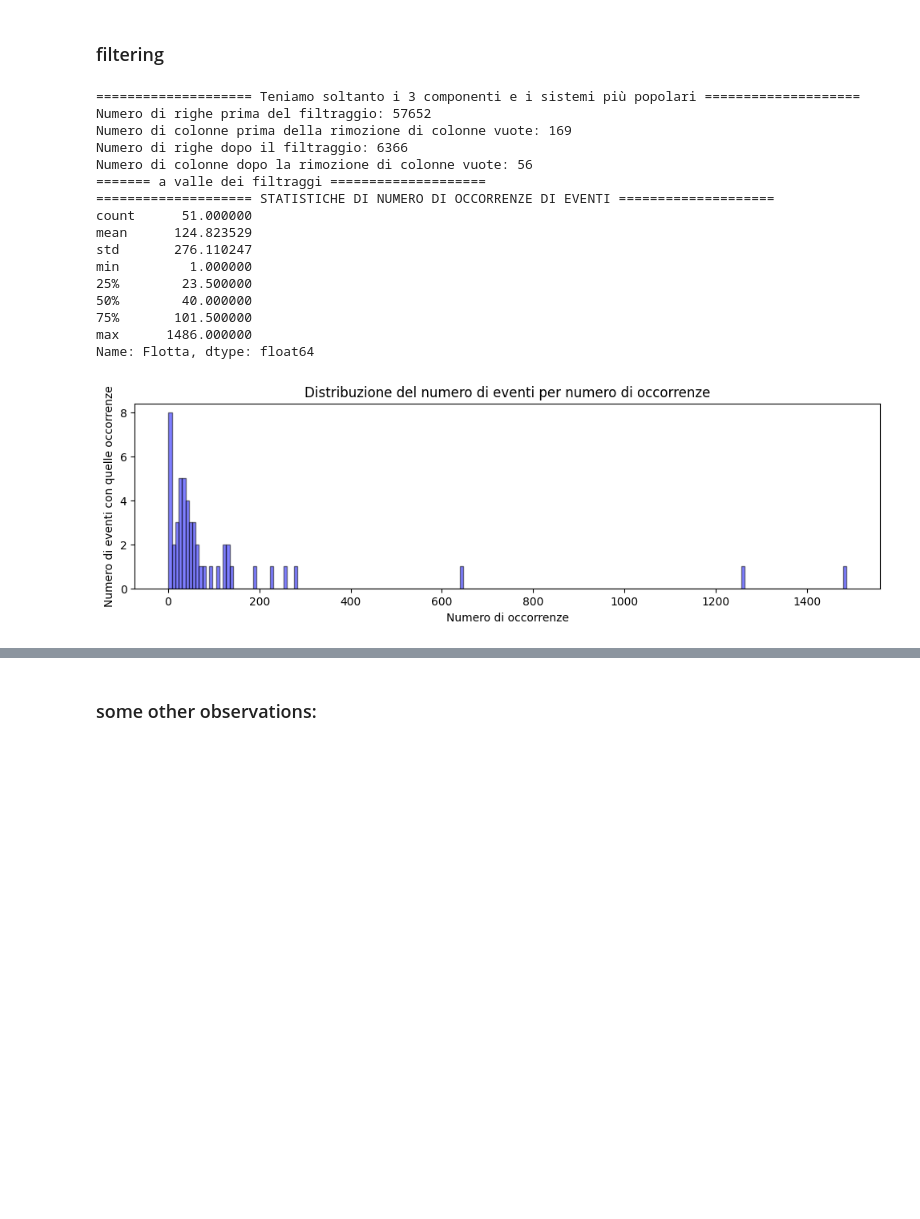
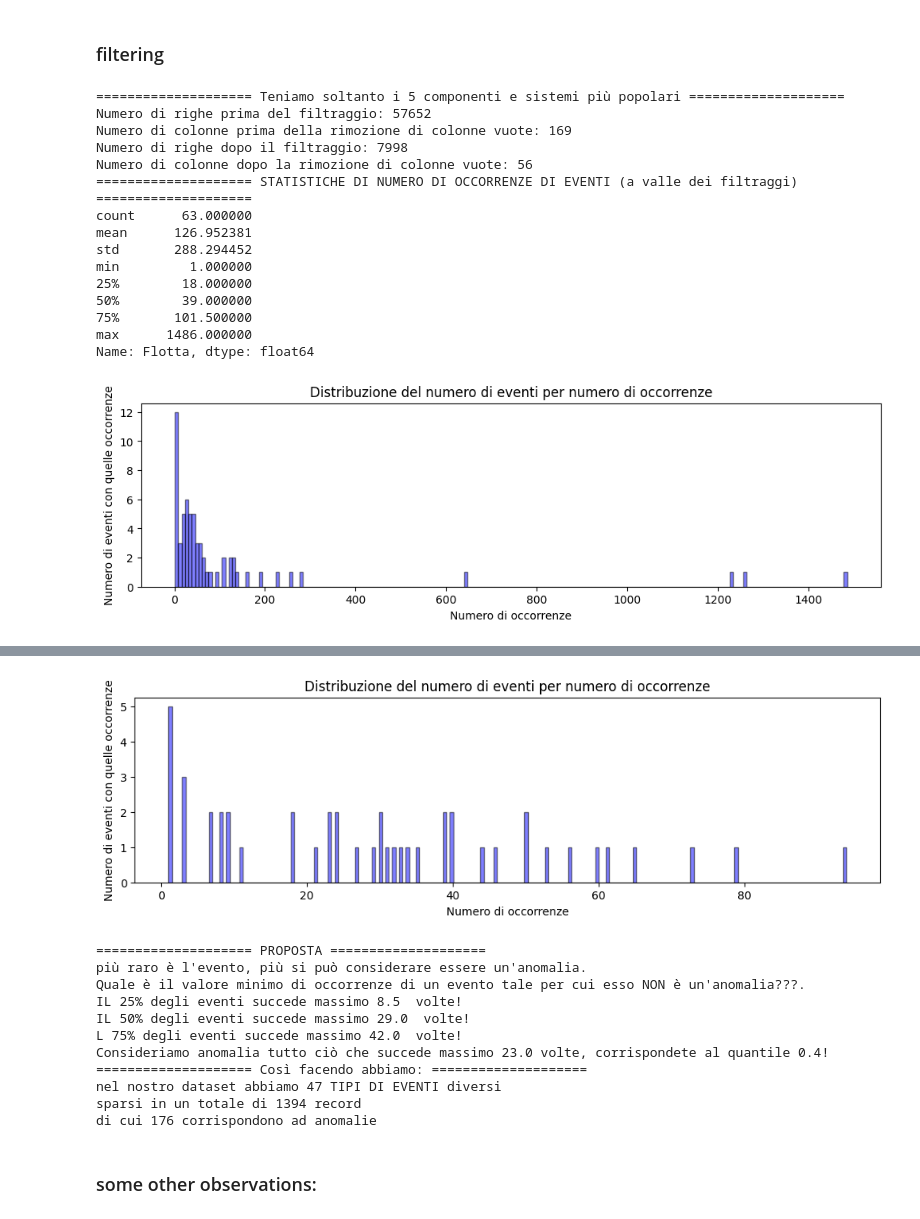
Before and after one commit to DISTA-IoT/Train_IIoT_SyntheticDataGeneration, a Jupyter notebook: Dataset_analysis.ipynb, the cells around one changed output, grey strips where cells are left out. Saved outputs shown, nothing was run; the diff lists cells and outputs as text; code cells hidden in the pictures; blank space fills up the shorter version.

```diff
--- a/Dataset_analysis.ipynb
+++ b/Dataset_analysis.ipynb
@@ -159,10 +159,10 @@ dataset_new = dataset_new.dropna(subset=['Timestamp'])
 # repeated signals:
 dataset_new = dataset_new.drop_duplicates(subset=['Descrizione', 'Timestamp'])
 
-largest = 3
+largest = 5
 anomalous_quantile = 0.4
 
-print('='*20, f'Teniamo soltanto i {3} componenti e i sistemi più popolari','='*20)
+print('='*20, f'Teniamo soltanto i {largest} componenti e sistemi più popolari','='*20)
 
 top_components = list(dataset_new.groupby(['Componente']).count()['Flotta'].nlargest(largest).index)
 top_sistems = list(dataset_new.groupby(['Sistema']).count()['Flotta'].nlargest(largest).index)
@@ -179,11 +179,8 @@ dataset_new.set_index('Timestamp', inplace=True)
 print(f"Numero di righe dopo il filtraggio: {dataset_new.shape[0]}")
 print(f"Numero di colonne dopo la rimozione di colonne vuote: {dataset_new.shape[1]}")
 
-print(f'======= a valle dei filtraggi ====================')
-
-
 events_and_occurrences = dataset_new.groupby('Descrizione').count()['Flotta']
-print('='*20, 'STATISTICHE DI NUMERO DI OCCORRENZE DI EVENTI','='*20)
+print('='*20, 'STATISTICHE DI NUMERO DI OCCORRENZE DI EVENTI (a valle dei filtraggi)','='*20)
 print(events_and_occurrences.describe())
 event_occurrences = dataset_new.groupby('Descrizione').count().sort_values('Flotta')['Flotta']
 plt.figure(figsize=(12, 3))
@@ -194,44 +191,76 @@ plt.ylabel('Numero di eventi con quelle occorrenze')
 plt.show()
 
 print('='*20, 'PROPOSTA','='*20)
 print('più raro è l\'evento, più si può considerare essere un\'anomalia.')
 print('Quale è il valore minimo di occorrenze di un evento tale per cui esso NON è un\'anomalia???.')
 print('IL 25% degli eventi succede massimo', events_and_occurrences.quantile(.25), ' volte!')
 print('IL 50% degli eventi succede massimo', events_and_occurrences.quantile(.50), ' volte!')
 print('L 75% degli eventi succede massimo', events_and_occurrences.quantile(.75), ' volte!')
+
+print('Togliamo gli eventi il cui numero di occorrenze è una "coda" della distribuzione:')
+all_events = set(dataset_new['Descrizione'].unique())
+third_quantile_events = set(event_occurrences[event_occurrences <= events_and_occurrences.quantile(.75)].index)
+upper_tail_events = all_events - third_quantile_events
+events_to_remove = list(upper_tail_events)
+events_to_keep = all_events - set(events_to_remove)
+print('toglieremno ',len(upper_tail_events),"  con molte occorrenze.")
+
+dataset_new = dataset_new[dataset_new['Descrizione'].isin(events_to_keep)]
+eventi_totali = dataset_new['Descrizione'].nunique()
+print(f"siamo rimasti con {len(all_events)}-{len(events_to_remove)}={eventi_totali} eventi")
+
+
+events_and_occurrences = dataset_new.groupby('Descrizione').count()['Flotta']
+print('='*20, 'STATISTICHE DI NUMERO DI OCCORRENZE DI EVENTI (DOPO ULTERIORI filtraggi)','='*20)
+print(events_and_occurrences.describe())
+event_occurrences = dataset_new.groupby('Descrizione').count().sort_values('Flotta')['Flotta']
+plt.figure(figsize=(12, 3))
+plt.hist(event_occurrences.values, bins=200, alpha=0.5, color='blue', edgecolor='black')
+plt.title('Distribuzione del numero di eventi per numero di occorrenze')
+plt.xlabel('Numero di occorrenze')
+plt.ylabel('Numero di eventi con quelle occorrenze')
+plt.show()
+
+print('='*20, 'PROPOSTA','='*20)
+print('più raro è l\'evento, più si può considerare essere un\'anomalia.')
+print('Quale è il valore minimo di occorrenze di un evento tale per cui esso NON è un\'anomalia???.')
+print('IL 25% degli eventi succede massimo', events_and_occurrences.quantile(.25), ' volte!')
+print('IL 50% degli eventi succede massimo', events_and_occurrences.quantile(.50), ' volte!')
+print('L 75% degli eventi succede massimo', events_and_occurrences.quantile(.75), ' volte!')
+
+
 min_occorrences_for_beign_normal = events_and_occurrences.quantile(anomalous_quantile)
 print(f'Consideriamo anomalia tutto ciò che succede massimo {min_occorrences_for_beign_normal} volte, corrispondete al quantile {anomalous_quantile}!')
 
 print('='*20, 'Così facendo abbiamo:','='*20)
 
-eventi_totali = dataset_new['Descrizione'].nunique()
+
 print(f'nel nostro dataset abbiamo {eventi_totali} TIPI DI EVENTI diversi')
 record_totali = len(dataset_new)
 print(f'sparsi in un totale di {record_totali} record')
 
 anomalies = event_occurrences[event_occurrences <= min_occorrences_for_beign_normal].index
 
 
 record_anomalie = len(dataset_new[dataset_new['Descrizione'].isin(anomalies)])
 print(f'di cui {record_anomalie} corrispondono ad anomalie')
 # %% [output]
-==================== Teniamo soltanto i 3 componenti e i sistemi più popolari ====================
+==================== Teniamo soltanto i 5 componenti e sistemi più popolari ====================
 Numero di righe prima del filtraggio: 57652
 Numero di colonne prima della rimozione di colonne vuote: 169
-Numero di righe dopo il filtraggio: 6366
+Numero di righe dopo il filtraggio: 7998
 Numero di colonne dopo la rimozione di colonne vuote: 56
-======= a valle dei filtraggi ====================
-==================== STATISTICHE DI NUMERO DI OCCORRENZE DI EVENTI ====================
-count      51.000000
-mean      124.823529
-std       276.110247
+==================== STATISTICHE DI NUMERO DI OCCORRENZE DI EVENTI (a valle dei filtraggi) ====================
+count      63.000000
+mean      126.952381
+std       288.294452
 min         1.000000
-25%        23.500000
-50%        40.000000
+25%        18.000000
+50%        39.000000
 75%       101.500000
 max      1486.000000
 Name: Flotta, dtype: float64
-[figure, old version]
+[figure, new version]
 ==================== PROPOSTA ====================
 più raro è l'evento, più si può considerare essere un'anomalia.
 Quale è il valore minimo di occorrenze di un evento tale per cui esso NON è un'anomalia???.
@@ -246,3 +283,15 @@ di cui 350 corrispondono ad anomalie
+[figure, added]
+==================== PROPOSTA ====================
+più raro è l'evento, più si può considerare essere un'anomalia.
+Quale è il valore minimo di occorrenze di un evento tale per cui esso NON è un'anomalia???.
+IL 25% degli eventi succede massimo 8.5  volte!
+IL 50% degli eventi succede massimo 29.0  volte!
+L 75% degli eventi succede massimo 42.0  volte!
+Consideriamo anomalia tutto ciò che succede massimo 23.0 volte, corrispondete al quantile 0.4!
+==================== Così facendo abbiamo: ====================
+nel nostro dataset abbiamo 47 TIPI DI EVENTI diversi
+sparsi in un totale di 1394 record
+di cui 176 corrispondono ad anomalie
 # %% [markdown]
 ### some other observations:
 # %%
```
Also changed, not shown: parts of 24 cells of this notebook.
